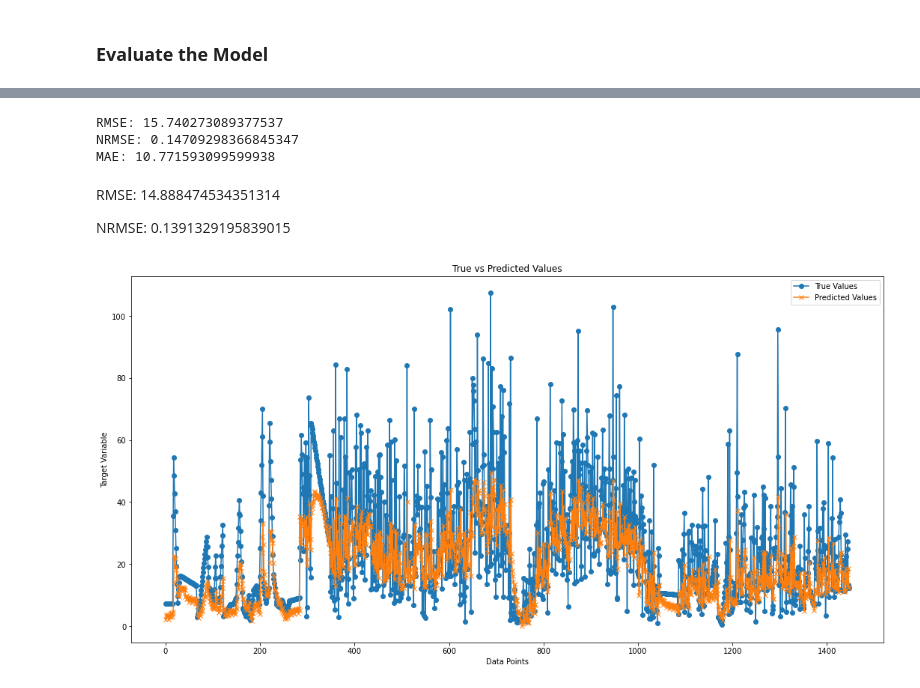
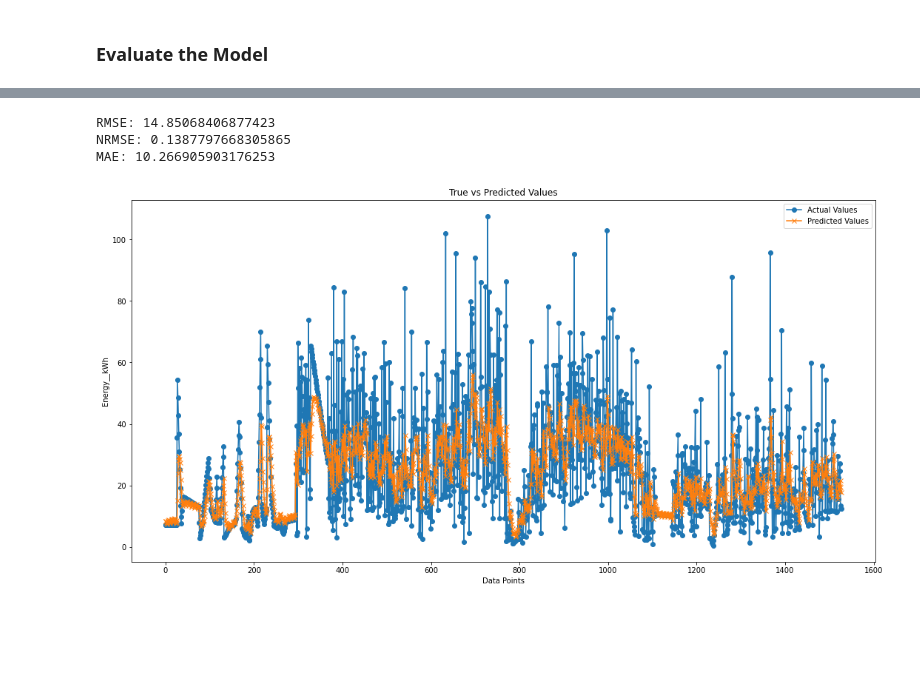
Before and after one commit to NikosKokosis/Energy_Demand_Forecast, a Jupyter notebook: Code/My_Method_perStations/BiGRU.ipynb, the cells around one changed output, grey strips where cells are left out. Drawn from its saved outputs; the diff is of its cells as text; code cells hidden in the pictures; blank space fills up the shorter version.

```diff
--- a/Code/My_Method_perStations/BiGRU.ipynb
+++ b/Code/My_Method_perStations/BiGRU.ipynb
@@ -64,7 +64,7 @@ features = ['Energy__kWh_', 'Month', 'Weekday', 'Maximum T', 'Minimum T', 'Preci
 
 X_train = [] # Array with every mini trajectory input init
 Y_train = [] # 1D Array with the target Energy__kWh_
-T = 24 # Time window
+T = 14 # Time window
 D = len(features) # Number of dimensions
 
 for group_df in stations_train['Transactions']:
@@ -239,7 +239,7 @@ def root_mean_squared_error(y_true, y_pred):
 model = tf.keras.Sequential(
     [
         tf.keras.layers.Input(shape=(X_train_scaled.shape[1], X_train_scaled.shape[2])),
-        tf.keras.layers.Bidirectional(tf.keras.layers.GRU(64,activation= 'tanh', recurrent_dropout= 0.1, kernel_regularizer= 'l2')),
+        tf.keras.layers.Bidirectional(tf.keras.layers.GRU(24,activation= 'relu', recurrent_dropout= 0.1, kernel_regularizer= 'l2')),
         tf.keras.layers.Dense(1),
     ]
 )
@@ -267,13 +267,13 @@ _________________________________________________________________
 def lr_schedule(epoch):
     initial_lr = 0.01
     drop = 0.5
-    epochs_drop = 5
+    epochs_drop = 7
 
     lr = initial_lr * (drop ** (epoch // epochs_drop))
 
     return lr
 
-#This means that the lr drops at half every 2 epochs.
+#This means that the lr drops at half every 7 epochs.
 
 lr_scheduler = LearningRateScheduler(lr_schedule)
 # %%
@@ -281,7 +281,7 @@ early_stop = tf.keras.callbacks.EarlyStopping(monitor='val_loss', patience=20)
 history = model.fit(
     x = X_train_scaled,
     y = Y_train_scaled,
-    epochs=30,
+    epochs=250,
     batch_size= 16,
     callbacks=[lr_scheduler,early_stop],
     verbose=1,
@@ -363,26 +354,22 @@ print(f"RMSE: {rmse}")
 print(f"NRMSE: {nrmse}")
 print(f'MAE: {mae}')
 # %% [output]
-RMSE: 15.740273089377537
-NRMSE: 0.14709298366845347
-MAE: 10.771593099599938
+RMSE: 14.85068406877423
+NRMSE: 0.1387797668305865
+MAE: 10.266905903176253
-# %% [markdown]
-RMSE: 14.888474534351314
-
-NRMSE: 0.1391329195839015
 # %%
 plt.figure(figsize=(18,9))
 
 # Plotting true values
-plt.plot(Y_test[:, 0], label='True Values', marker='o')
+plt.plot(Y_test[:, 0], label='Actual Values', marker='o')
 
 # Plotting predicted values
 plt.plot(inversed_y_pred, label='Predicted Values', marker='x')
 
 plt.xlabel('Data Points')
-plt.ylabel('Target Variable')
+plt.ylabel('Energy__kWh')
 plt.title('True vs Predicted Values')
 plt.legend()
 plt.show()
 # %% [output]
-[figure, old version]
+[figure, new version]
```
Also changed, not shown: parts of 12 cells of this notebook.
